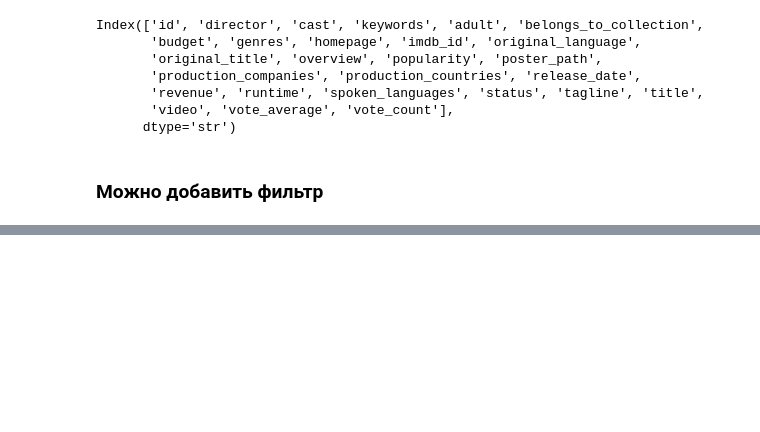
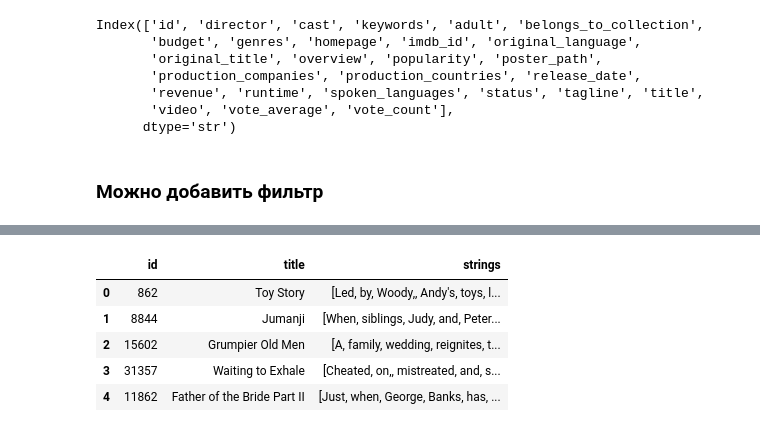
Before and after one commit to golubnichiy/bigdata_26_08, a Jupyter notebook: day_13.ipynb, the cells around one changed output, grey strips where cells are left out. Cells and saved outputs as stored; diff of their text form; code cells hidden in the pictures; blank space fills up the shorter version.

```diff
--- a/day_13.ipynb
+++ b/day_13.ipynb
@@ -348,3 +348,12 @@ df1.head(10)
 | 9 | 710 | GoldenEye | [James, Bond, must, unmask, the, ... | [Adventure, Action, Thriller] | [cuba, falselyaccused, secretiden... | [PierceBrosnan, SeanBean, Izabell... | [MartinCampbell] | [James, Bond, must, unmask, the, ... |
 # %%
 new_df = df1[['id', 'title', 'strings']]
+# %%
+new_df.head()
+# %% [output]
+|  | id | title | strings |
+| 0 | 862 | Toy Story | [Led, by, Woody,, Andy's, toys, l... |
+| 1 | 8844 | Jumanji | [When, siblings, Judy, and, Peter... |
+| 2 | 15602 | Grumpier Old Men | [A, family, wedding, reignites, t... |
+| 3 | 31357 | Waiting to Exhale | [Cheated, on,, mistreated, and, s... |
+| 4 | 11862 | Father of the Bride Part II | [Just, when, George, Banks, has, ... |
```
Also changed, not shown: parts of 17 cells of this notebook, 1 other file.
